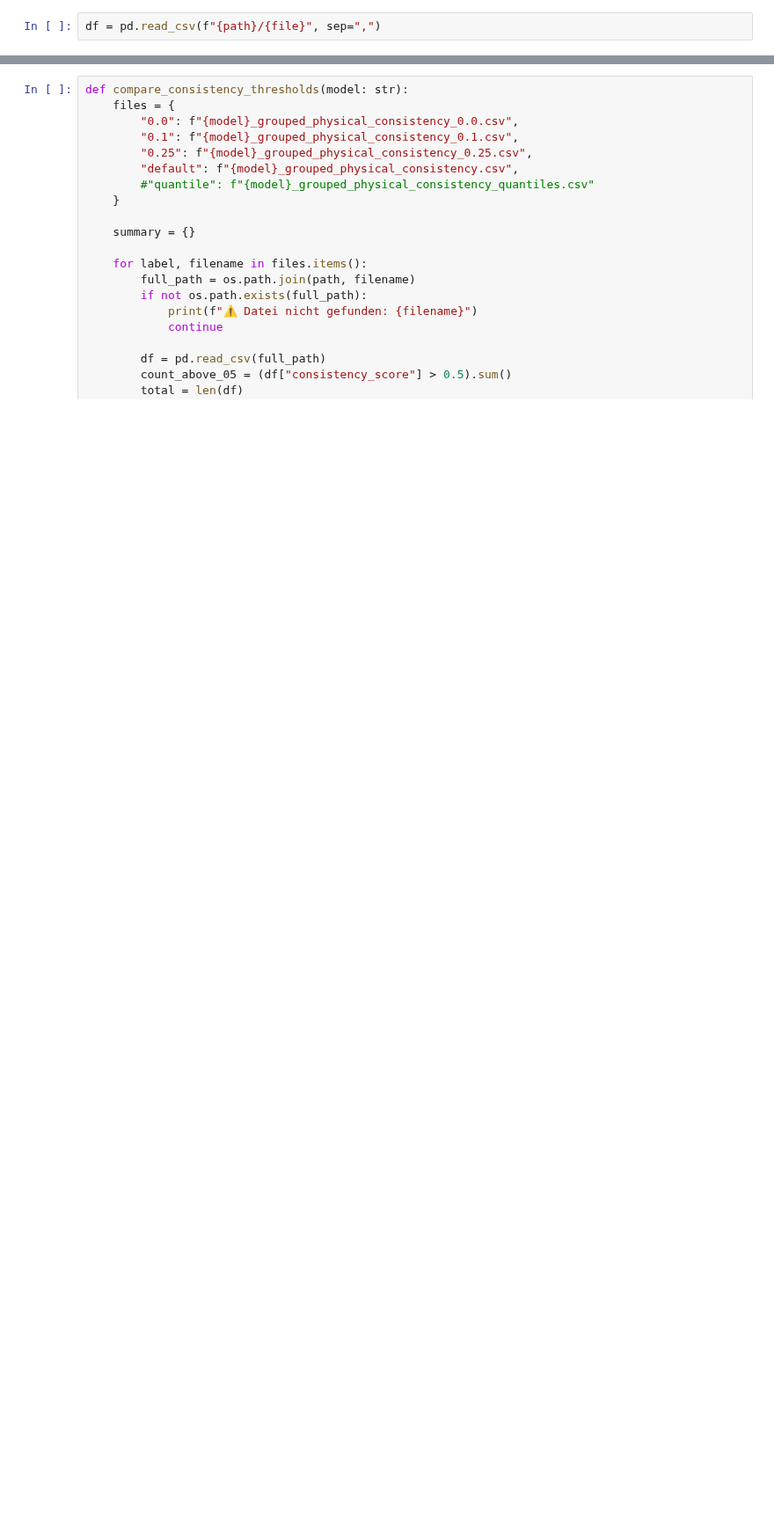
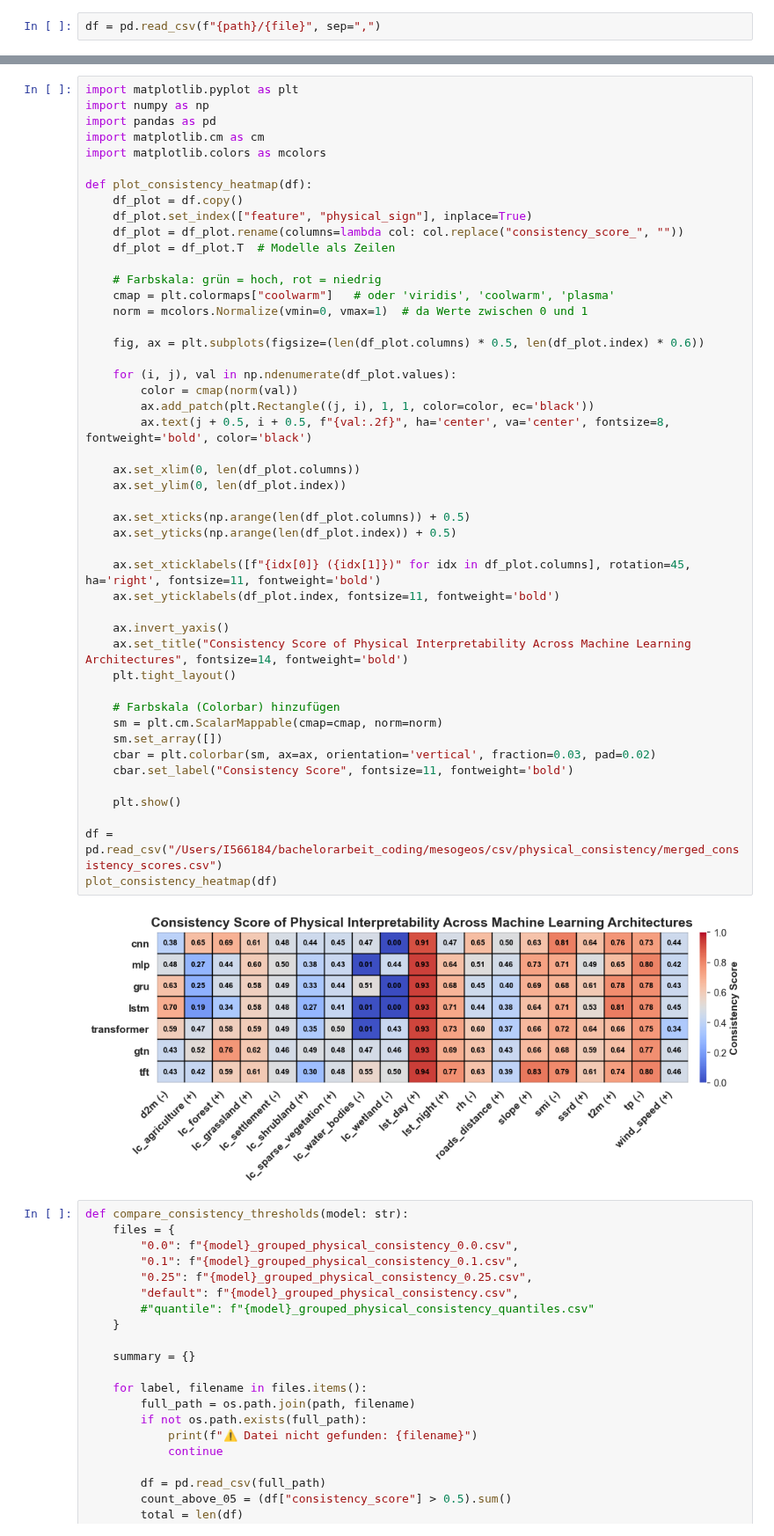
Before and after one commit to paulinebecker2002/mesogeos, a Jupyter notebook: outputs/physical_interpretability.ipynb, the cells around one changed output, grey strips where cells are left out. Shown at 88% size. Drawn from its saved outputs; the diff is of its cells as text; blank space fills up the shorter version.

```diff
--- a/outputs/physical_interpretability.ipynb
+++ b/outputs/physical_interpretability.ipynb
@@ -121,3 +207,52 @@ df
+# %%
+import matplotlib.pyplot as plt
+import numpy as np
+import pandas as pd
+import matplotlib.cm as cm
+import matplotlib.colors as mcolors
+
+def plot_consistency_heatmap(df):
+    df_plot = df.copy()
+    df_plot.set_index(["feature", "physical_sign"], inplace=True)
+    df_plot = df_plot.rename(columns=lambda col: col.replace("consistency_score_", ""))
+    df_plot = df_plot.T  # Modelle als Zeilen
+
+    # Farbskala: grün = hoch, rot = niedrig
+    cmap = plt.colormaps["coolwarm"]   # oder 'viridis', 'coolwarm', 'plasma'
+    norm = mcolors.Normalize(vmin=0, vmax=1)  # da Werte zwischen 0 und 1
+
+    fig, ax = plt.subplots(figsize=(len(df_plot.columns) * 0.5, len(df_plot.index) * 0.6))
+
+    for (i, j), val in np.ndenumerate(df_plot.values):
+        color = cmap(norm(val))
+        ax.add_patch(plt.Rectangle((j, i), 1, 1, color=color, ec='black'))
+        ax.text(j + 0.5, i + 0.5, f"{val:.2f}", ha='center', va='center', fontsize=8, fontweight='bold', color='black')
+
+    ax.set_xlim(0, len(df_plot.columns))
+    ax.set_ylim(0, len(df_plot.index))
+
+    ax.set_xticks(np.arange(len(df_plot.columns)) + 0.5)
+    ax.set_yticks(np.arange(len(df_plot.index)) + 0.5)
+
+    ax.set_xticklabels([f"{idx[0]} ({idx[1]})" for idx in df_plot.columns], rotation=45, ha='right', fontsize=11, fontweight='bold')
+    ax.set_yticklabels(df_plot.index, fontsize=11, fontweight='bold')
+
+    ax.invert_yaxis()
+    ax.set_title("Consistency Score of Physical Interpretability Across Machine Learning Architectures", fontsize=14, fontweight='bold')
+    plt.tight_layout()
+
+    # Farbskala (Colorbar) hinzufügen
+    sm = plt.cm.ScalarMappable(cmap=cmap, norm=norm)
+    sm.set_array([])
+    cbar = plt.colorbar(sm, ax=ax, orientation='vertical', fraction=0.03, pad=0.02)
+    cbar.set_label("Consistency Score", fontsize=11, fontweight='bold')
+
+    plt.show()
+
+df = pd.read_csv("/Users/I566184/bachelorarbeit_coding/mesogeos/csv/physical_consistency/merged_consistency_scores.csv")
+plot_consistency_heatmap(df)
+# %% [output]
+[figure, added]
 # %%
 def compare_consistency_thresholds(model: str):
     files = {
```
Also changed, not shown: parts of 11 cells of this notebook, 9 other files.
